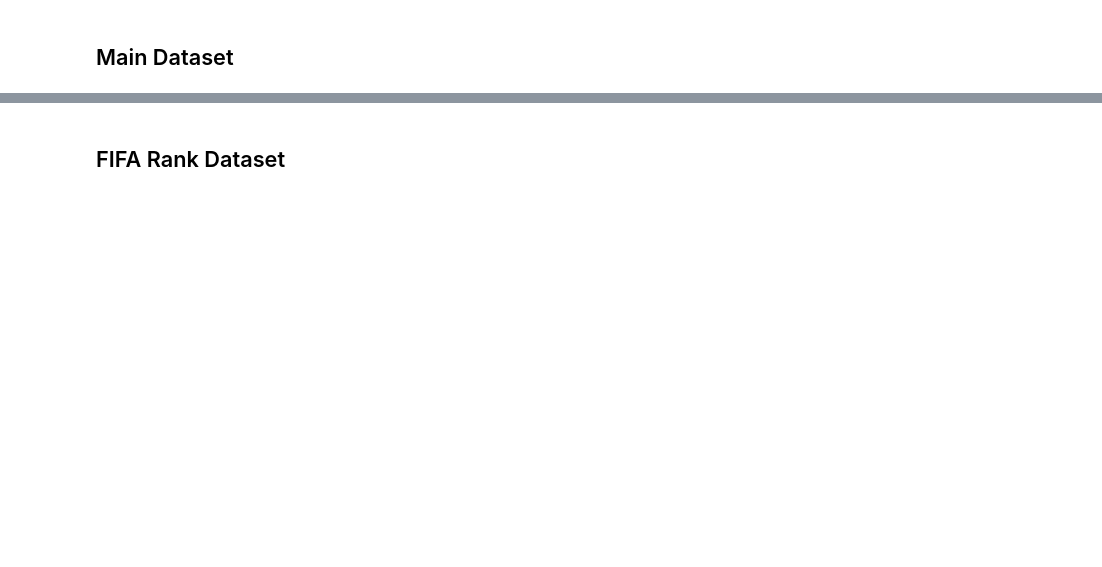
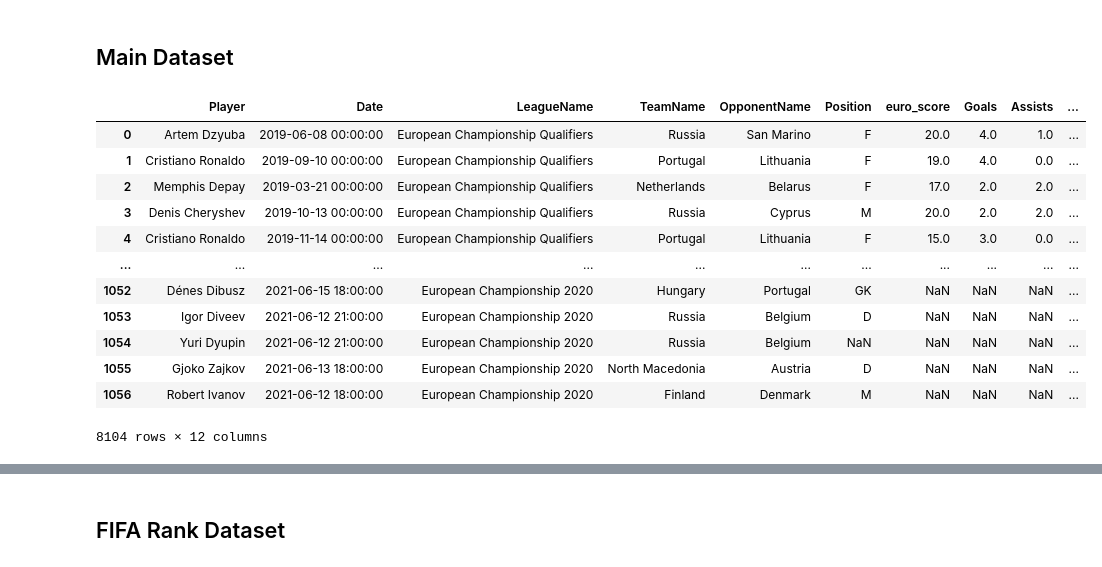
Before and after one commit to christianwbsn/moneyball, a Jupyter notebook: notebooks/1-building-dataset.ipynb, the cells around one changed output, grey strips where cells are left out. Drawn from its saved outputs; the diff is of its cells as text; code cells hidden in the pictures; blank space fills up the shorter version.

```diff
--- a/notebooks/1-building-dataset.ipynb
+++ b/notebooks/1-building-dataset.ipynb
@@ -77,0 +319,3 @@ temp_goalie = pd.merge(temp_goalie, agg_goalie, on=["Player", "TeamName", "Date"
+# %%
+temp_player = players[["Player", "Date", "LeagueName", "TeamName", "OpponentName", "Position", "euro_score", "Goals", "Assists", "Clean Sheet", "Min", "Game Started"]]
+temp_goalie = goalie[["Player", "Date", "LeagueName", "TeamName", "OpponentName", "Position", "euro_score", "Goals", "Assists", "Clean Sheet", "Min", "Game Started"]]
@@ -77,0 +324,23 @@ temp_goalie = pd.merge(temp_goalie, agg_goalie, on=["Player", "TeamName", "Date"
+# %%
+position = df[["Player", "Position"]]
+position = position.drop_duplicates(subset=["Player", "Position"])
+# %%
+player_df = pd.merge(player_df, position, how="left", on="Player")
+# %%
+df = pd.concat([df, player_df.drop(["Price", "Skill", "SelectedPercentage"], axis=1)])
+# %%
+df
+# %% [output]
+|  | Player | Date | LeagueName | TeamName | OpponentName | Position | euro_score | Goals | Assists | ... |
+| 0 | Artem Dzyuba | 2019-06-08 00:00:00 | European Championship Qualifiers | Russia | San Marino | F | 20.0 | 4.0 | 1.0 | ... |
+| 1 | Cristiano Ronaldo | 2019-09-10 00:00:00 | European Championship Qualifiers | Portugal | Lithuania | F | 19.0 | 4.0 | 0.0 | ... |
+| 2 | Memphis Depay | 2019-03-21 00:00:00 | European Championship Qualifiers | Netherlands | Belarus | F | 17.0 | 2.0 | 2.0 | ... |
+| 3 | Denis Cheryshev | 2019-10-13 00:00:00 | European Championship Qualifiers | Russia | Cyprus | M | 20.0 | 2.0 | 2.0 | ... |
+| 4 | Cristiano Ronaldo | 2019-11-14 00:00:00 | European Championship Qualifiers | Portugal | Lithuania | F | 15.0 | 3.0 | 0.0 | ... |
+| ... | ... | ... | ... | ... | ... | ... | ... | ... | ... | ... |
+| 1052 | Dénes Dibusz | 2021-06-15 18:00:00 | European Championship 2020 | Hungary | Portugal | GK | NaN | NaN | NaN | ... |
+| 1053 | Igor Diveev | 2021-06-12 21:00:00 | European Championship 2020 | Russia | Belgium | D | NaN | NaN | NaN | ... |
+| 1054 | Yuri Dyupin | 2021-06-12 21:00:00 | European Championship 2020 | Russia | Belgium | NaN | NaN | NaN | NaN | ... |
+| 1055 | Gjoko Zajkov | 2021-06-13 18:00:00 | European Championship 2020 | North Macedonia | Austria | D | NaN | NaN | NaN | ... |
+| 1056 | Robert Ivanov | 2021-06-12 18:00:00 | European Championship 2020 | Finland | Denmark | M | NaN | NaN | NaN | ... |
+8104 rows × 12 columns
```
Also changed, not shown: parts of 71 cells of this notebook, 6 other files.
